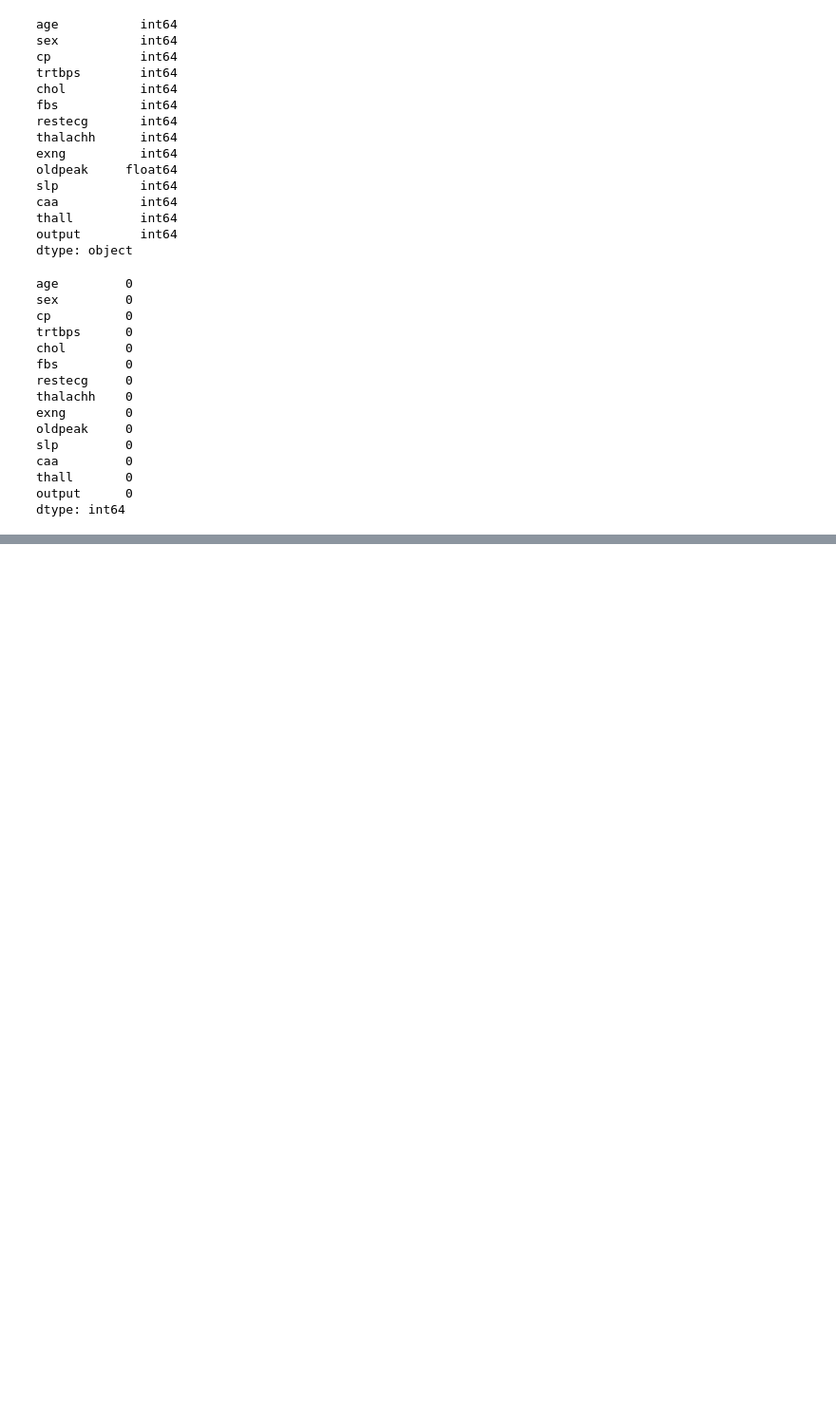
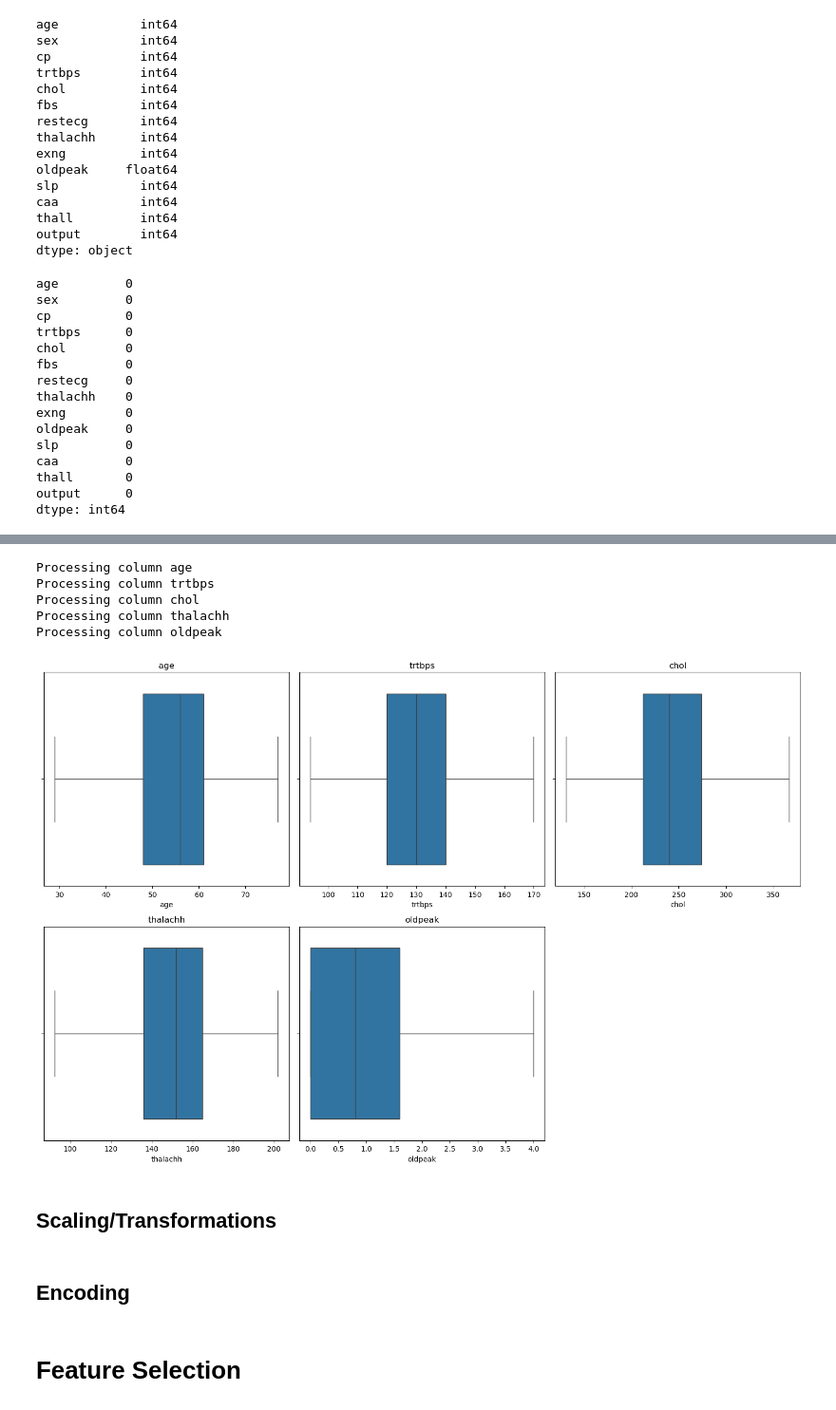
Before and after one commit to AlexGoncalves21/SInts_24, a Jupyter notebook: Projeto/HeartAttack_Predict.ipynb, the cells around one changed output, grey strips where cells are left out. Shown at 95% size. Saved outputs shown, nothing was run; the diff lists cells and outputs as text; code cells hidden in the pictures; blank space fills up the shorter version.

```diff
--- a/Projeto/HeartAttack_Predict.ipynb
+++ b/Projeto/HeartAttack_Predict.ipynb
@@ -63,0 +151,30 @@ dtype: int64
+# %%
+X_train, X_test = replace_outliers_iqr(X_train, X_test, numeric_variables, lower_quantile = 0.25, upper_quantile = 0.75, multiplier = 1.5)
+# %% [output]
+Processing column age
+Processing column trtbps
+Processing column chol
+Processing column thalachh
+Processing column oldpeak
+# %%
+num_cols = len(numeric_variables)
+
+num_rows = (num_cols // 3) + (num_cols % 3 > 0)  # 3 plots por linha
+
+plt.figure(figsize=(15, num_rows * 5))
+
+for i, col in enumerate(numeric_variables):
+    plt.subplot(num_rows, 3, i + 1)  # 3 colunas
+    sns.boxplot(x=X_train[col])
+    plt.title(col)
+
+plt.tight_layout()
+plt.show()
+# %% [output]
+[figure, added]
+# %% [markdown]
+## Scaling/Transformations
+# %% [markdown]
+## Encoding
+# %% [markdown]
+# Feature Selection
```
Also changed, not shown: parts of 17 cells of this notebook.
